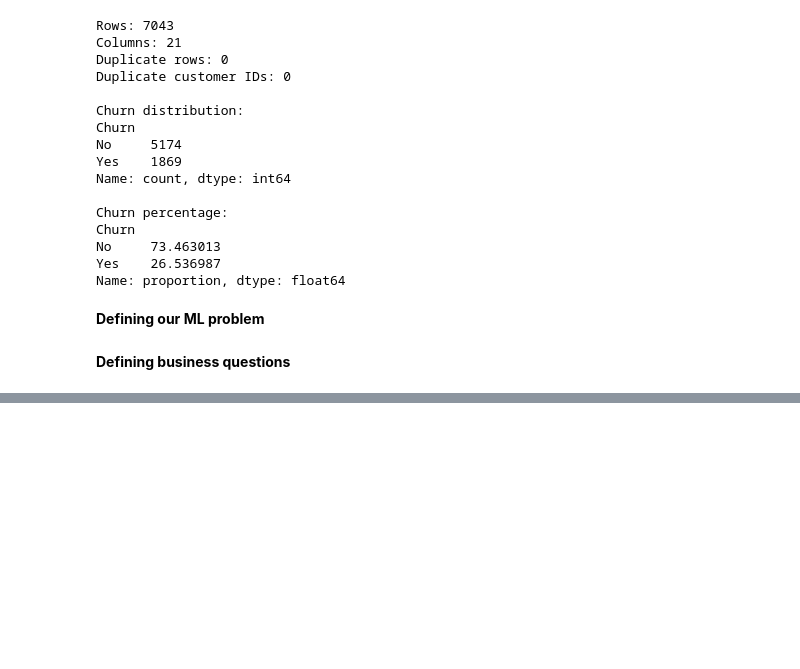
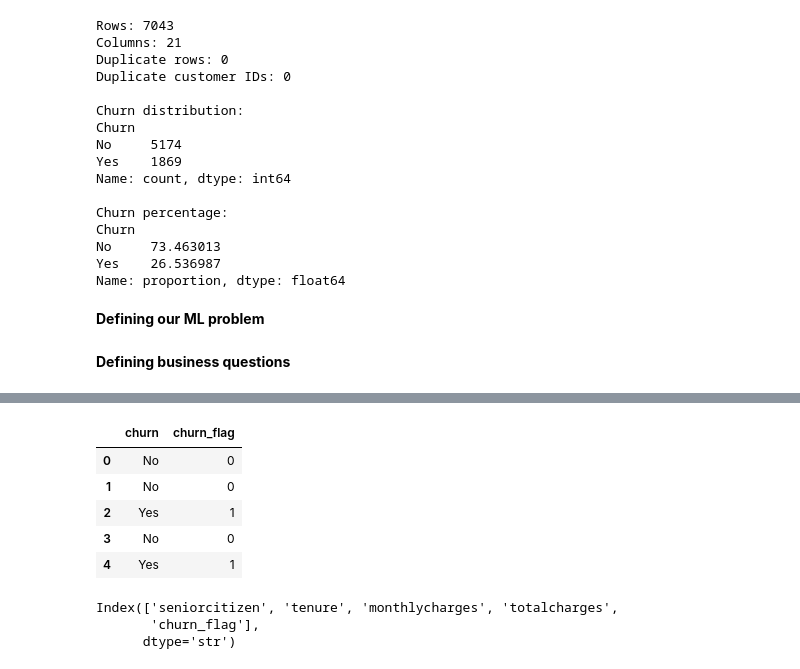
Before and after one commit to Akshit-Singh-00/customer-churn-ai, a Jupyter notebook: notebooks/01_data_understanding.ipynb, the cells around one changed output, grey strips where cells are left out. Drawn from its saved outputs; the diff is of its cells as text; code cells hidden in the pictures; blank space fills up the shorter version.

```diff
--- a/notebooks/01_data_understanding.ipynb
+++ b/notebooks/01_data_understanding.ipynb
@@ -260,0 +413,22 @@ Name: proportion, dtype: float64
+# %%
+# Convert churn target
+df_clean["churn_flag"] = df_clean["churn"].map({
+    "Yes": 1,
+    "No": 0
+})
+# %%
+df_clean[["churn", "churn_flag"]].head()
+# %% [output]
+|  | churn | churn_flag |
+| 0 | No | 0 |
+| 1 | No | 0 |
+| 2 | Yes | 1 |
+| 3 | No | 0 |
+| 4 | Yes | 1 |
+# %%
+# Check numeric columns
+df_clean.select_dtypes(include=np.number).columns
+# %% [output]
+Index(['seniorcitizen', 'tenure', 'monthlycharges', 'totalcharges',
+       'churn_flag'],
+      dtype='str')
```
Also changed, not shown: parts of 26 cells of this notebook.
